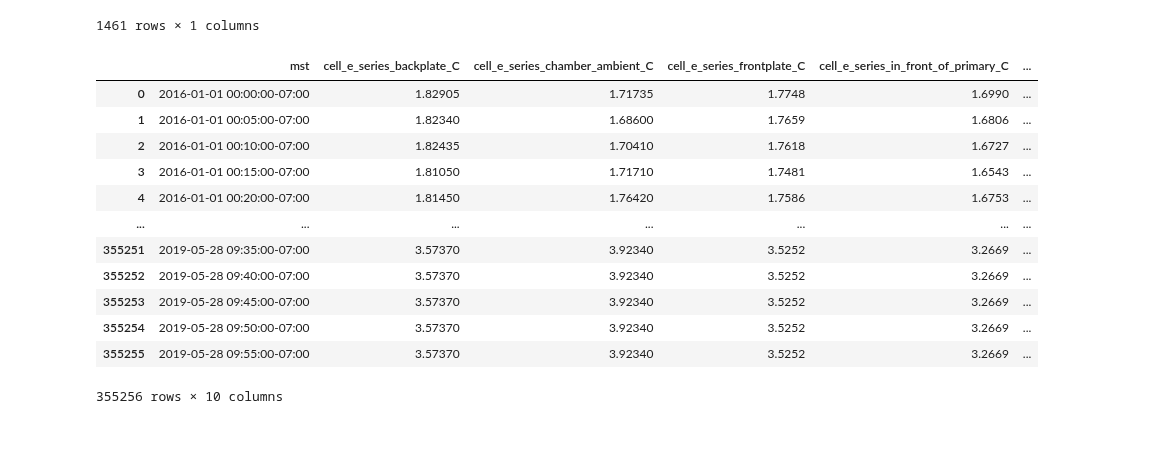
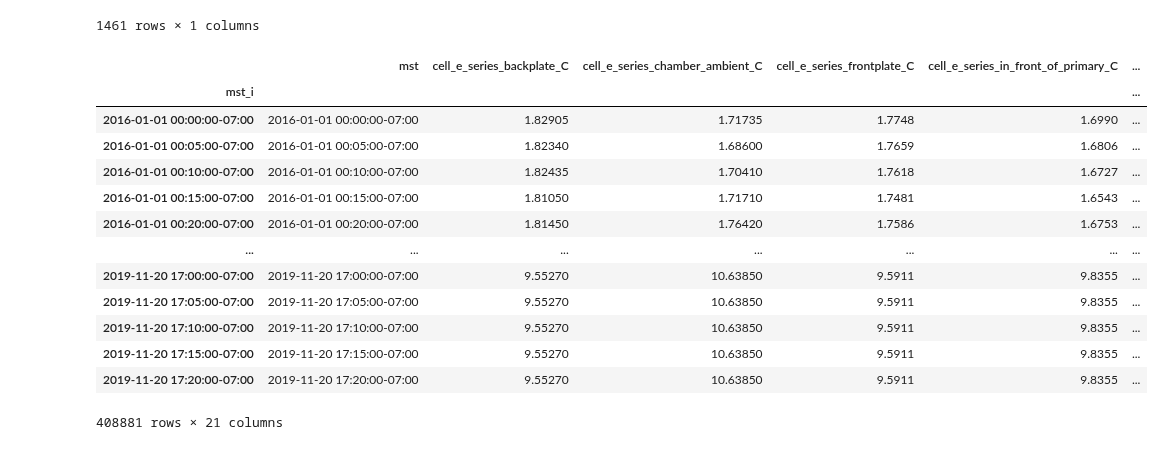
Before and after one commit to tepickering/HALcoll, a Jupyter notebook: notebooks/sunset_temp.ipynb, the cells around one changed output. Saved outputs shown, nothing was run; the diff lists cells and outputs as text; code cells hidden in the pictures.

Commit message:
update data to include temptrax outside and chamber; update notebooks accordingly; add pymysql to dockerfile

```diff
--- a/notebooks/sunset_temp.ipynb
+++ b/notebooks/sunset_temp.ipynb
@@ -45,0 +42,4 @@ temp_data = pd.concat(years, sort=True)
+# %%
+temp_data = pd.read_csv("halcoll_temps.csv")
+temp_data = temp_data.rename(columns={"temptrax1_probe7": "temptrax_outside", "temptrax1_probe8": "temptrax_chamber"})
+temp_data.head()
@@ -120,21 +127,24 @@ sunsets_df
 | 2019-12-30 17:29:24-07:00 | 2019-12-30 17:29:24-07:00 |
 1461 rows × 1 columns
 # %%
-sunset_temp_data = pd.merge_asof(temp_data, sunsets_df, on='mst')
+sunset_temp_data = pd.merge_asof(temp_data, sunsets_df, on='mst', direction='forward')
+sunset_temp_data = sunset_temp_data.set_index(pd.DatetimeIndex(sunset_temp_data['mst'], name='mst_i'))
 # %%
 sunset_temp_data['sunset_diff'] = sunset_temp_data['mst'] - sunset_temp_data['sunset']
+sunset_temp_data['hrs_to_sunset'] = -1*(sunset_temp_data['sunset_diff'].dt.days * 86400 + sunset_temp_data['sunset_diff'].dt.seconds)/3600
 sunset_temp_data
 # %% [output]
 |  | mst | cell_e_series_backplate_C | cell_e_series_chamber_ambient_C | cell_e_series_frontplate_C | cell_e_series_in_front_of_primary_C | ... |
-| 0 | 2016-01-01 00:00:00-07:00 | 1.82905 | 1.71735 | 1.7748 | 1.6990 | ... |
-| 1 | 2016-01-01 00:05:00-07:00 | 1.82340 | 1.68600 | 1.7659 | 1.6806 | ... |
-| 2 | 2016-01-01 00:10:00-07:00 | 1.82435 | 1.70410 | 1.7618 | 1.6727 | ... |
-| 3 | 2016-01-01 00:15:00-07:00 | 1.81050 | 1.71710 | 1.7481 | 1.6543 | ... |
-| 4 | 2016-01-01 00:20:00-07:00 | 1.81450 | 1.76420 | 1.7586 | 1.6753 | ... |
+| mst_i |  |  |  |  |  | ... |
+| 2016-01-01 00:00:00-07:00 | 2016-01-01 00:00:00-07:00 | 1.82905 | 1.71735 | 1.7748 | 1.6990 | ... |
+| 2016-01-01 00:05:00-07:00 | 2016-01-01 00:05:00-07:00 | 1.82340 | 1.68600 | 1.7659 | 1.6806 | ... |
+| 2016-01-01 00:10:00-07:00 | 2016-01-01 00:10:00-07:00 | 1.82435 | 1.70410 | 1.7618 | 1.6727 | ... |
+| 2016-01-01 00:15:00-07:00 | 2016-01-01 00:15:00-07:00 | 1.81050 | 1.71710 | 1.7481 | 1.6543 | ... |
+| 2016-01-01 00:20:00-07:00 | 2016-01-01 00:20:00-07:00 | 1.81450 | 1.76420 | 1.7586 | 1.6753 | ... |
 | ... | ... | ... | ... | ... | ... | ... |
-| 355251 | 2019-05-28 09:35:00-07:00 | 3.57370 | 3.92340 | 3.5252 | 3.2669 | ... |
-| 355252 | 2019-05-28 09:40:00-07:00 | 3.57370 | 3.92340 | 3.5252 | 3.2669 | ... |
-| 355253 | 2019-05-28 09:45:00-07:00 | 3.57370 | 3.92340 | 3.5252 | 3.2669 | ... |
-| 355254 | 2019-05-28 09:50:00-07:00 | 3.57370 | 3.92340 | 3.5252 | 3.2669 | ... |
-| 355255 | 2019-05-28 09:55:00-07:00 | 3.57370 | 3.92340 | 3.5252 | 3.2669 | ... |
+| 2019-11-20 17:00:00-07:00 | 2019-11-20 17:00:00-07:00 | 9.55270 | 10.63850 | 9.5911 | 9.8355 | ... |
+| 2019-11-20 17:05:00-07:00 | 2019-11-20 17:05:00-07:00 | 9.55270 | 10.63850 | 9.5911 | 9.8355 | ... |
+| 2019-11-20 17:10:00-07:00 | 2019-11-20 17:10:00-07:00 | 9.55270 | 10.63850 | 9.5911 | 9.8355 | ... |
+| 2019-11-20 17:15:00-07:00 | 2019-11-20 17:15:00-07:00 | 9.55270 | 10.63850 | 9.5911 | 9.8355 | ... |
+| 2019-11-20 17:20:00-07:00 | 2019-11-20 17:20:00-07:00 | 9.55270 | 10.63850 | 9.5911 | 9.8355 | ... |
-355256 rows × 10 columns
+408881 rows × 21 columns
```
Also changed, not shown: parts of 13 cells of this notebook, 4 other files.
